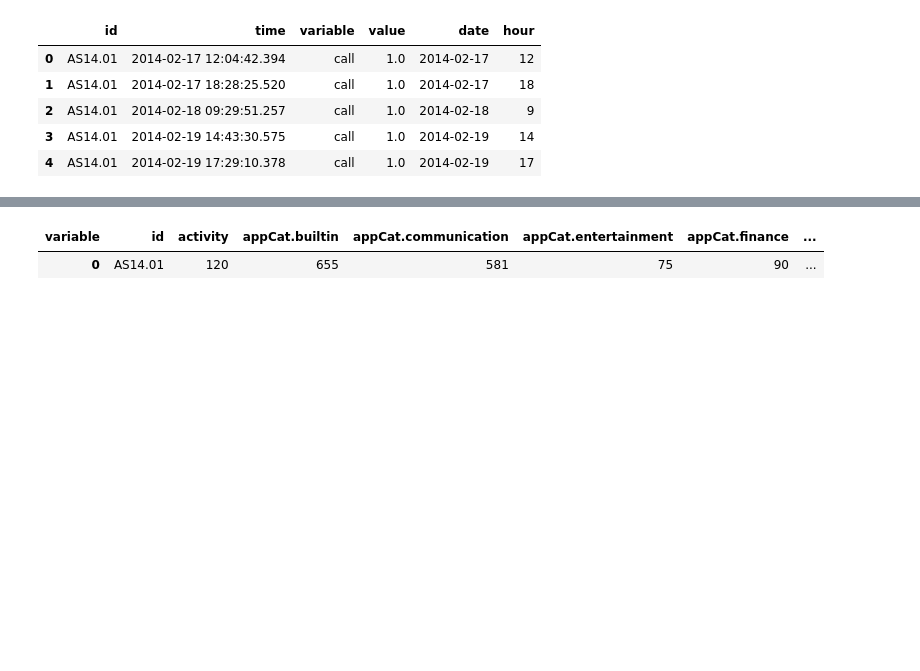
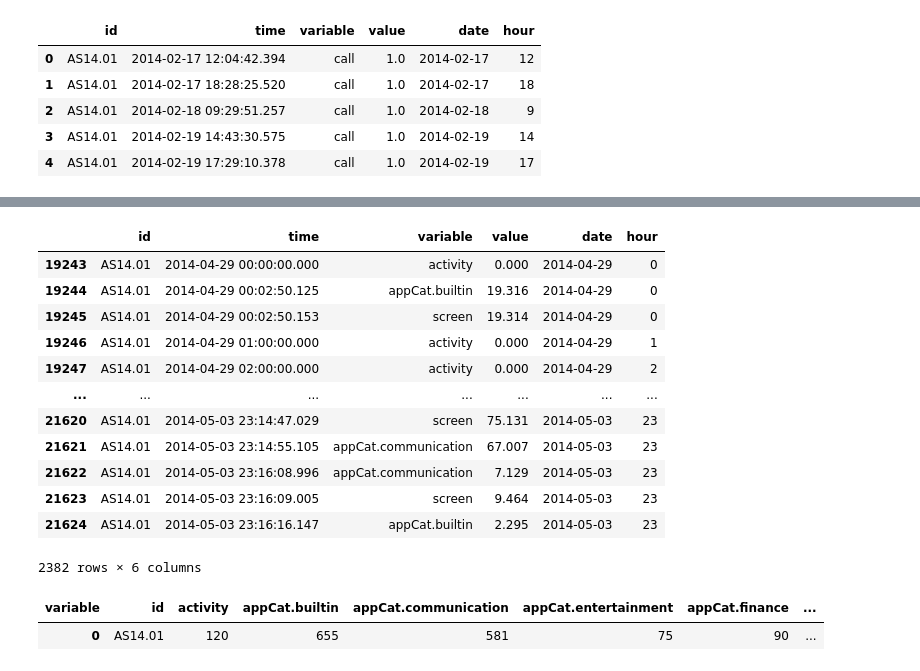
Before and after one commit to benplatten/DMT_A1, a Jupyter notebook: time_agg.ipynb, the cells around one changed output, grey strips where cells are left out. Saved outputs shown, nothing was run; the diff lists cells and outputs as text; code cells hidden in the pictures; blank space fills up the shorter version.

```diff
--- a/time_agg.ipynb
+++ b/time_agg.ipynb
@@ -111,3 +57,19 @@ AS14.33
+# %%
+AggregatedTime[0]
+# %% [output]
+|  | id | time | variable | value | date | hour |
+| 19243 | AS14.01 | 2014-04-29 00:00:00.000 | activity | 0.000 | 2014-04-29 | 0 |
+| 19244 | AS14.01 | 2014-04-29 00:02:50.125 | appCat.builtin | 19.316 | 2014-04-29 | 0 |
+| 19245 | AS14.01 | 2014-04-29 00:02:50.153 | screen | 19.314 | 2014-04-29 | 0 |
+| 19246 | AS14.01 | 2014-04-29 01:00:00.000 | activity | 0.000 | 2014-04-29 | 1 |
+| 19247 | AS14.01 | 2014-04-29 02:00:00.000 | activity | 0.000 | 2014-04-29 | 2 |
+| ... | ... | ... | ... | ... | ... | ... |
+| 21620 | AS14.01 | 2014-05-03 23:14:47.029 | screen | 75.131 | 2014-05-03 | 23 |
+| 21621 | AS14.01 | 2014-05-03 23:14:55.105 | appCat.communication | 67.007 | 2014-05-03 | 23 |
+| 21622 | AS14.01 | 2014-05-03 23:16:08.996 | appCat.communication | 7.129 | 2014-05-03 | 23 |
+| 21623 | AS14.01 | 2014-05-03 23:16:09.005 | screen | 9.464 | 2014-05-03 | 23 |
+| 21624 | AS14.01 | 2014-05-03 23:16:16.147 | appCat.builtin | 2.295 | 2014-05-03 | 23 |
+2382 rows × 6 columns
 # %%
 aDF = pd.concat(AggregatedTime)
 # %%
```
Also changed, not shown: parts of 2 cells of this notebook, 5 other files.
